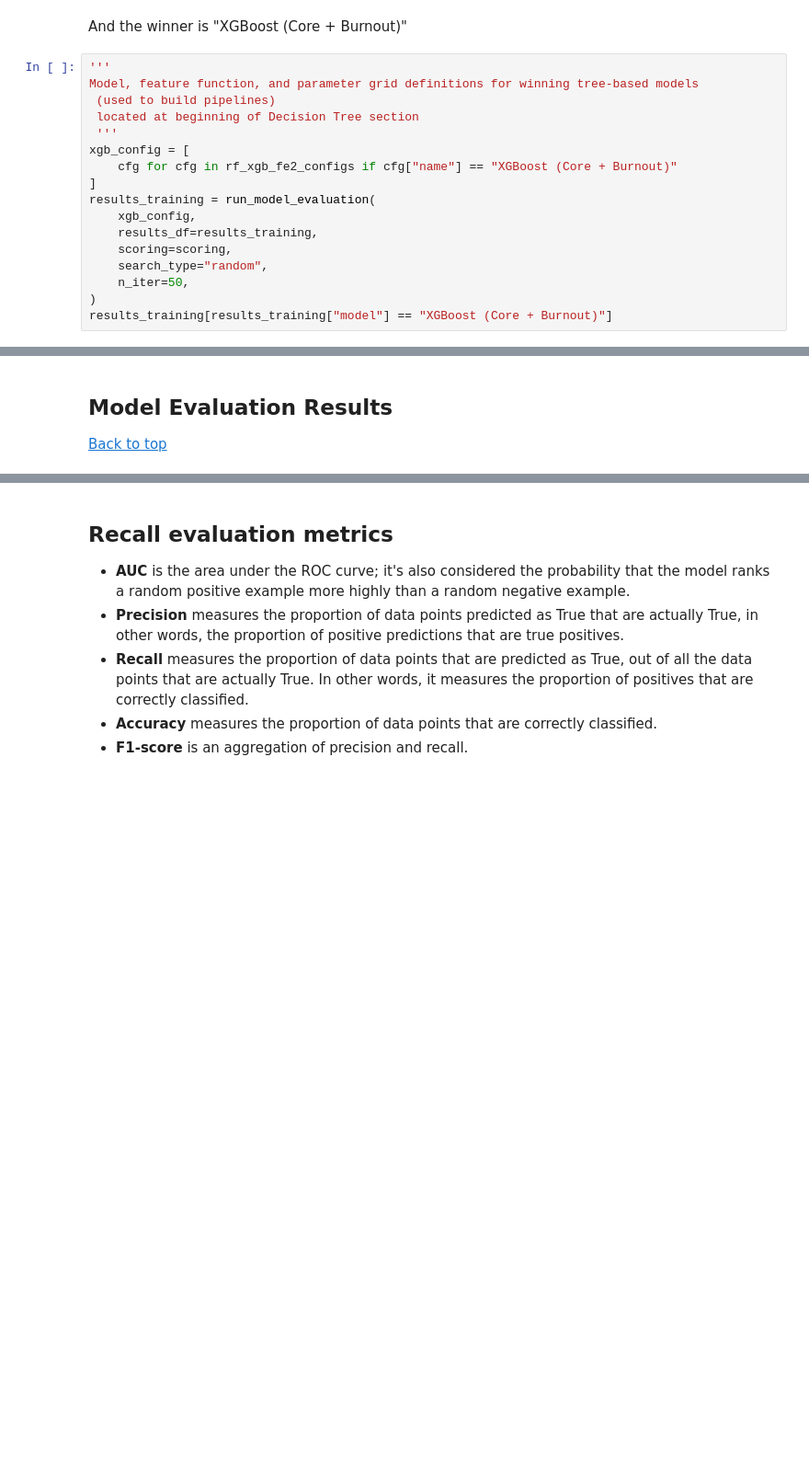
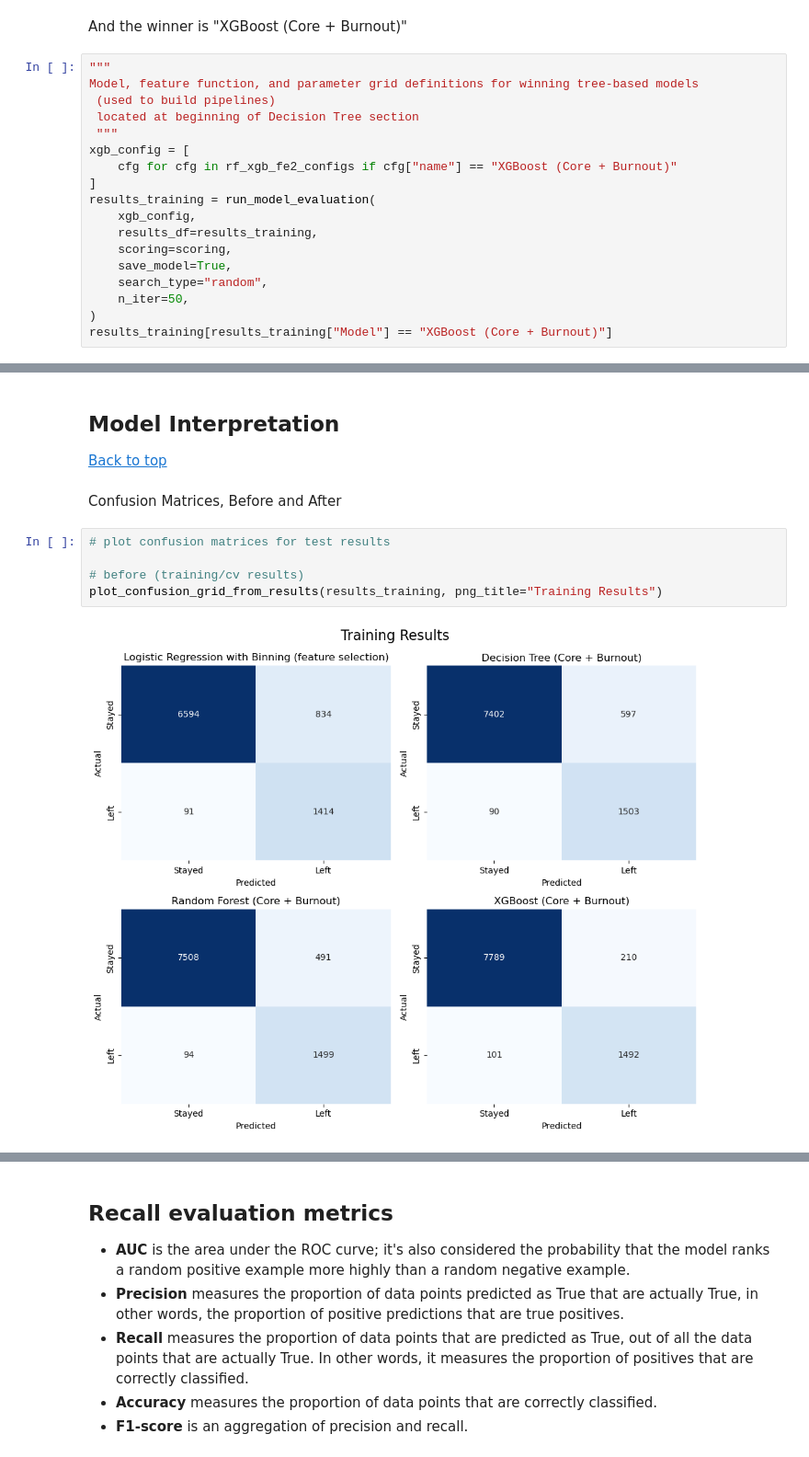
Before and after one commit to johbry17/Salifort-Employee-Churn-ml, a Jupyter notebook: notebooks/models.ipynb, the cells around one changed output, grey strips where cells are left out. Shown at 92% size. Saved outputs shown, nothing was run; the diff lists cells and outputs as text; blank space fills up the shorter version.

```diff
--- a/notebooks/models.ipynb
+++ b/notebooks/models.ipynb
@@ -1672,11 +1440,11 @@ df_xgb_winner
 # %% [markdown]
 And the winner is "XGBoost (Core + Burnout)"
 # %%
-'''
+"""
 Model, feature function, and parameter grid definitions for winning tree-based models
  (used to build pipelines)
  located at beginning of Decision Tree section
- '''
+ """
 xgb_config = [
     cfg for cfg in rf_xgb_fe2_configs if cfg["name"] == "XGBoost (Core + Burnout)"
 ]
@@ -1684,8 +1452,9 @@ results_training = run_model_evaluation(
     xgb_config,
     results_df=results_training,
     scoring=scoring,
+    save_model=True,
     search_type="random",
     n_iter=50,
 )
-results_training[results_training["model"] == "XGBoost (Core + Burnout)"]
+results_training[results_training["Model"] == "XGBoost (Core + Burnout)"]
 # %% [output]
@@ -1761,6 +1918,15 @@ results_training
 # %% [markdown]
-<a id="model-evaluation-results"></a>
+<a id="model-interpretation"></a>
 
-## **Model Evaluation Results**
+## **Model Interpretation**
 
 [Back to top](#)
+# %% [markdown]
+Confusion Matrices, Before and After
+# %%
+# plot confusion matrices for test results
+
+# before (training/cv results)
+plot_confusion_grid_from_results(results_training, png_title="Training Results")
+# %% [output]
+[figure, added]
```
Also changed, not shown: parts of 60 cells of this notebook, 2 other files.
